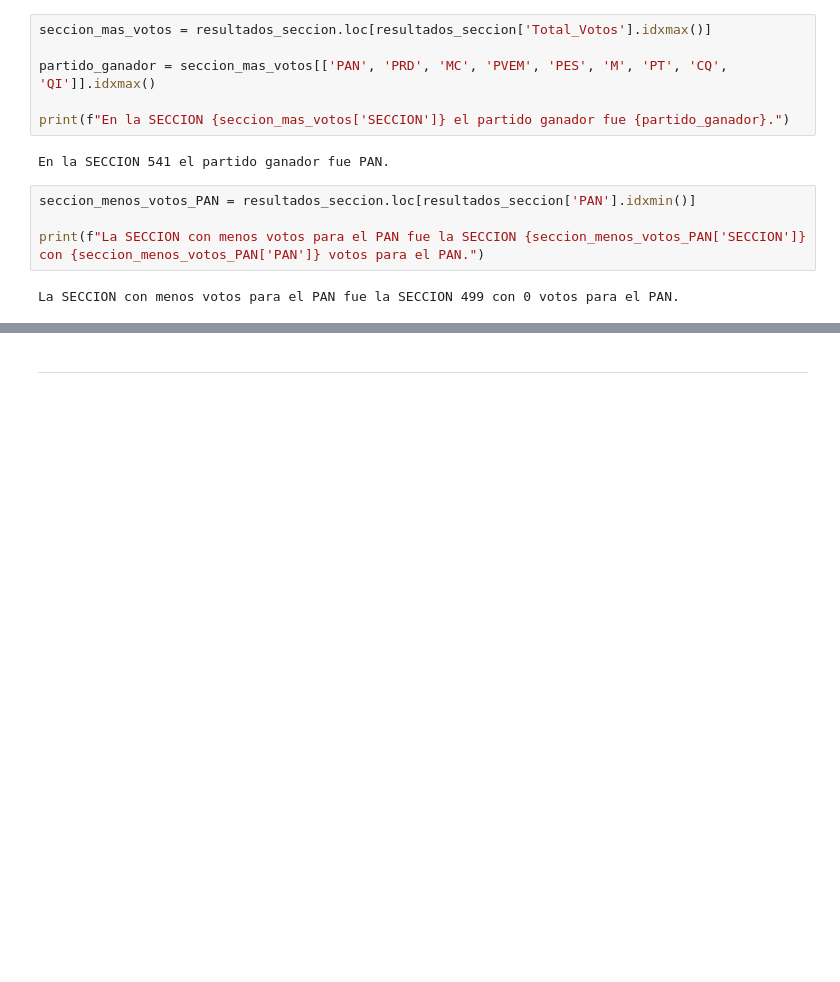
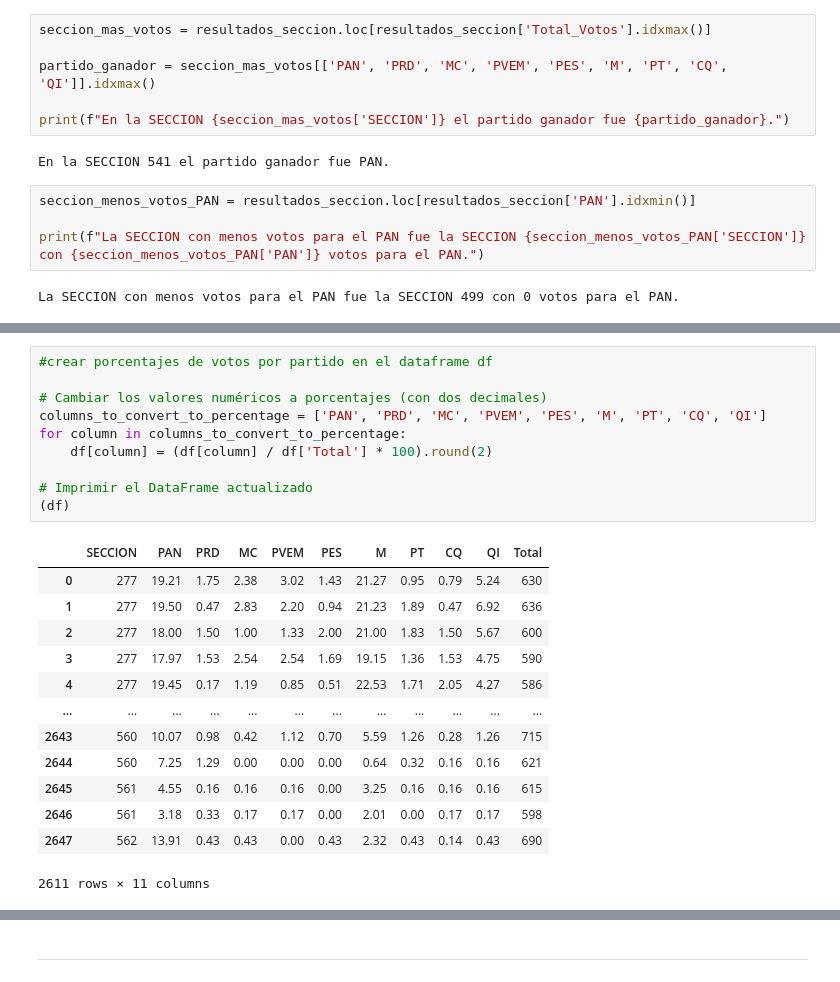
Before and after one commit to fitomx19/BIGDATA, a Jupyter notebook: PRACTICA_1/EXPLORACION.ipynb, the cells around one changed output, grey strips where cells are left out. Cells and saved outputs as stored; diff of their text form; blank space fills up the shorter version.

```diff
--- a/PRACTICA_1/EXPLORACION.ipynb
+++ b/PRACTICA_1/EXPLORACION.ipynb
@@ -519,0 +555,24 @@ Buscamos la demografia de los  votantes de la seccion __541__
+# %%
+#crear porcentajes de votos por partido en el dataframe df
+
+# Cambiar los valores numéricos a porcentajes (con dos decimales)
+columns_to_convert_to_percentage = ['PAN', 'PRD', 'MC', 'PVEM', 'PES', 'M', 'PT', 'CQ', 'QI']
+for column in columns_to_convert_to_percentage:
+    df[column] = (df[column] / df['Total'] * 100).round(2)
+
+# Imprimir el DataFrame actualizado
+(df)
+# %% [output]
+|  | SECCION | PAN | PRD | MC | PVEM | PES | M | PT | CQ | QI | Total |
+| 0 | 277 | 19.21 | 1.75 | 2.38 | 3.02 | 1.43 | 21.27 | 0.95 | 0.79 | 5.24 | 630 |
+| 1 | 277 | 19.50 | 0.47 | 2.83 | 2.20 | 0.94 | 21.23 | 1.89 | 0.47 | 6.92 | 636 |
+| 2 | 277 | 18.00 | 1.50 | 1.00 | 1.33 | 2.00 | 21.00 | 1.83 | 1.50 | 5.67 | 600 |
+| 3 | 277 | 17.97 | 1.53 | 2.54 | 2.54 | 1.69 | 19.15 | 1.36 | 1.53 | 4.75 | 590 |
+| 4 | 277 | 19.45 | 0.17 | 1.19 | 0.85 | 0.51 | 22.53 | 1.71 | 2.05 | 4.27 | 586 |
+| ... | ... | ... | ... | ... | ... | ... | ... | ... | ... | ... | ... |
+| 2643 | 560 | 10.07 | 0.98 | 0.42 | 1.12 | 0.70 | 5.59 | 1.26 | 0.28 | 1.26 | 715 |
+| 2644 | 560 | 7.25 | 1.29 | 0.00 | 0.00 | 0.00 | 0.64 | 0.32 | 0.16 | 0.16 | 621 |
+| 2645 | 561 | 4.55 | 0.16 | 0.16 | 0.16 | 0.00 | 3.25 | 0.16 | 0.16 | 0.16 | 615 |
+| 2646 | 561 | 3.18 | 0.33 | 0.17 | 0.17 | 0.00 | 2.01 | 0.00 | 0.17 | 0.17 | 598 |
+| 2647 | 562 | 13.91 | 0.43 | 0.43 | 0.00 | 0.43 | 2.32 | 0.43 | 0.14 | 0.43 | 690 |
+2611 rows × 11 columns
```
Also changed, not shown: parts of 23 cells of this notebook, 6 other files.
